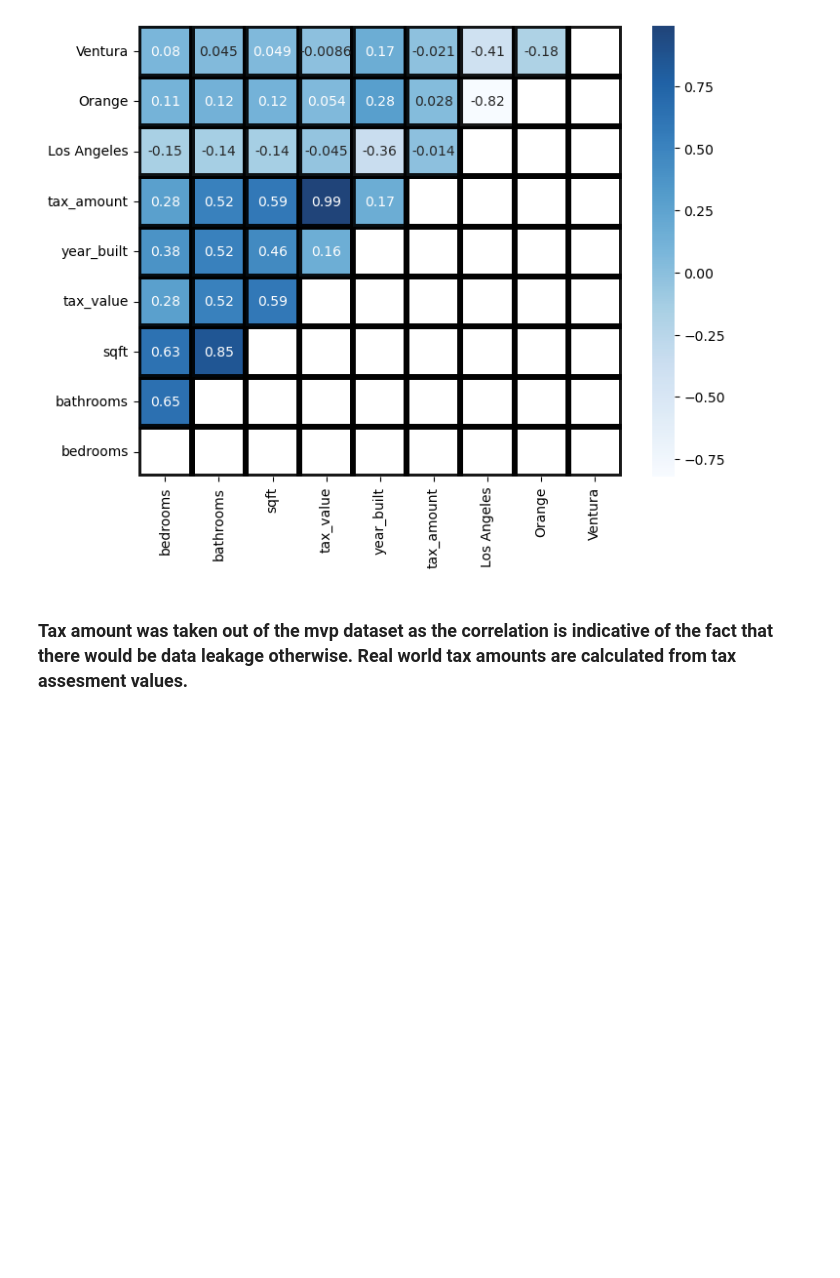
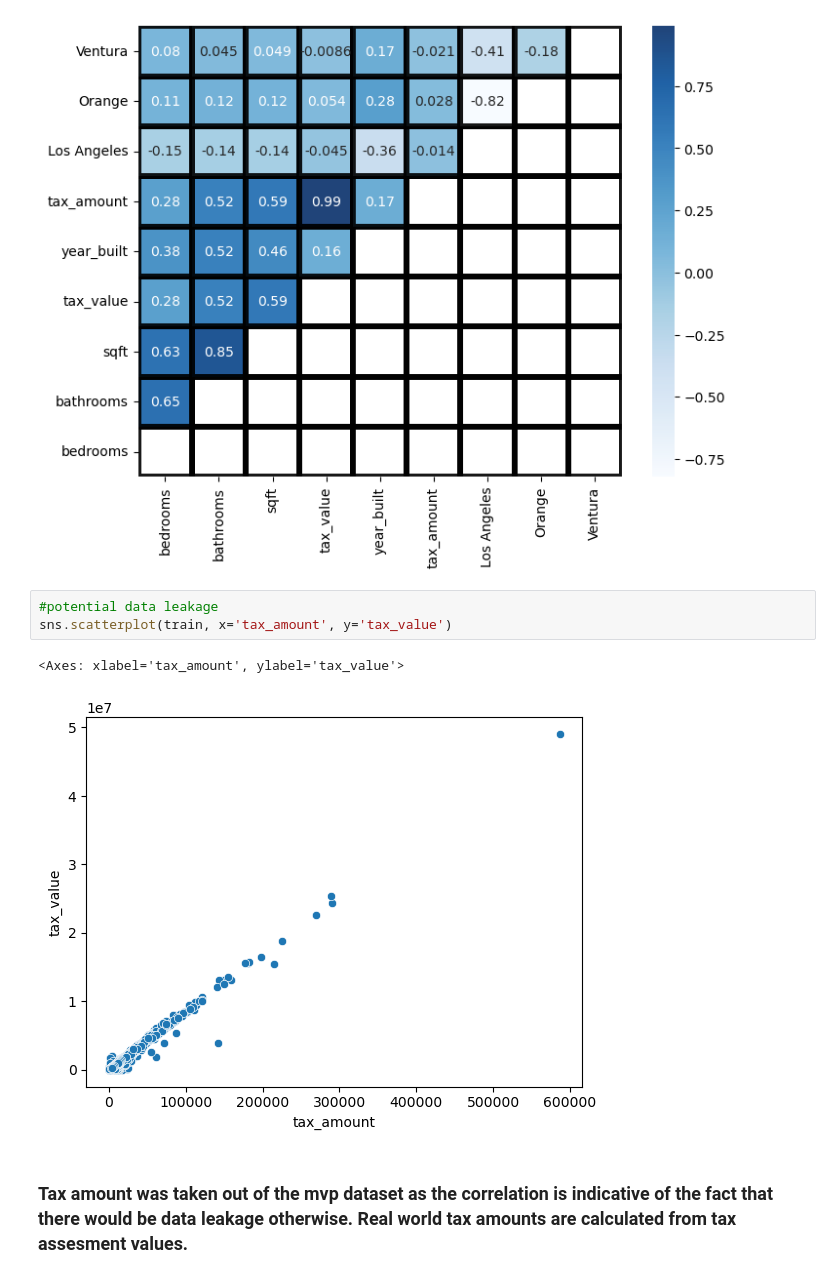
Before and after one commit to Alfred-W-S-Pirovits-Jr/regression-project, a Jupyter notebook: final_project.ipynb, the cells around one changed output. Saved outputs shown, nothing was run; the diff lists cells and outputs as text; blank space fills up the shorter version.

```diff
--- a/final_project.ipynb
+++ b/final_project.ipynb
@@ -93,6 +93,12 @@ train
 explore.correlation_heatmap(train)
 # %% [output]
 [figure]
+# %%
+#potential data leakage
+sns.scatterplot(train, x='tax_amount', y='tax_value')
+# %% [output]
+<Axes: xlabel='tax_amount', ylabel='tax_value'>
+[figure, added]
 # %% [markdown]
 ### Tax amount was taken out of the mvp dataset as the correlation is indicative of the fact that there would be data leakage otherwise.  Real world tax amounts are calculated from tax assesment values.
 # %% [markdown]
```
Also changed, not shown: parts of 2 cells of this notebook.
